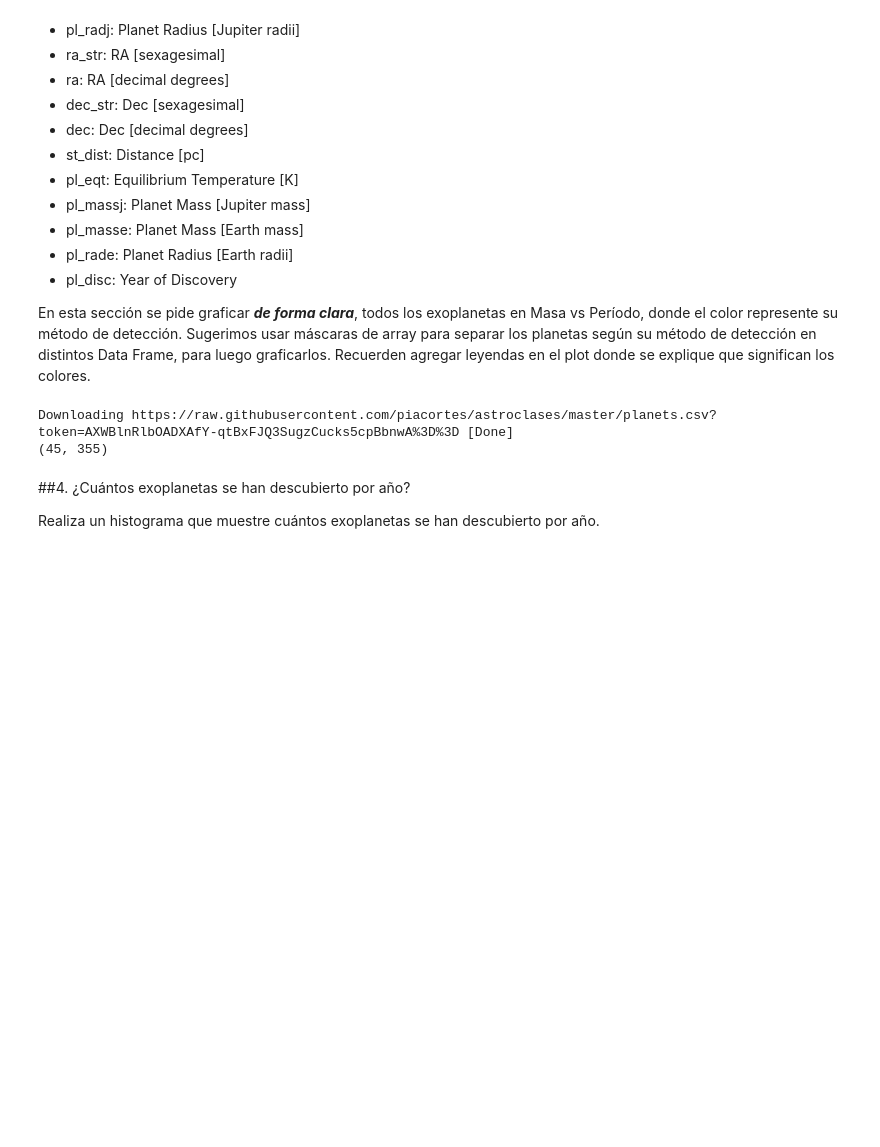
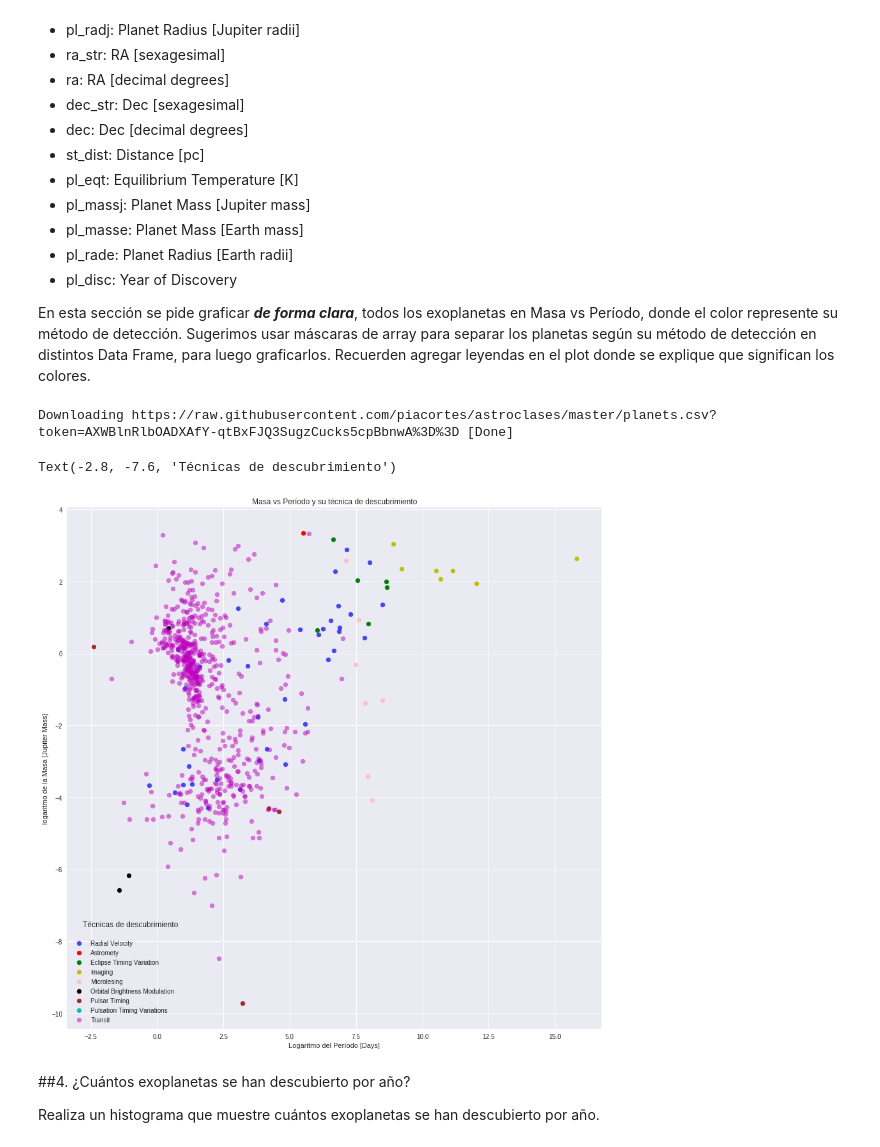
Before and after one commit to SantiagoRios21/minitarea3, a Jupyter notebook: minitarea3.ipynb, the cells around one changed output. Drawn from its saved outputs; the diff is of its cells as text; code cells hidden in the pictures; blank space fills up the shorter version.

```diff
--- a/minitarea3.ipynb
+++ b/minitarea3.ipynb
@@ -199,30 +197,39 @@ En esta sección se pide graficar ***de forma clara***, todos los exoplanetas en
 # %%
 # Importamos Pandas y cargamos el archivo planets.csv
 import pandas as pd
 
 archivo = download_file('https://raw.githubusercontent.com/piacortes/astroclases/master/planets.csv?token=AXWBlnRlbOADXAfY-qtBxFJQ3SugzCucks5cpBbnwA%3D%3D')
 planetas = pd.read_csv(archivo, comment="#")
-masa=planetas['pl_massj']
-periodo=planetas['pl_orbper']
 planetasradial=planetas[planetas['pl_discmethod']=='Radial Velocity']
 planetasastrometry=planetas[planetas['pl_discmethod']=='Astrometry']
 planetaseclipse=planetas[planetas['pl_discmethod']=='Eclipse Timing Variations']
 planetasimaging=planetas[planetas['pl_discmethod']=='Imaging']
 planetasmicro=planetas[planetas['pl_discmethod']=='Microlensing']
 planetasorb=planetas[planetas['pl_discmethod']=='Orbital Brightness Modulation']
 planetaspulsar=planetas[planetas['pl_discmethod']=='Pulsar Timing']
 planetaspulsation=planetas[planetas['pl_discmethod']=='Pulsation Timing Variations']
 planetastransit=planetas[planetas['pl_discmethod']=='Transit']
 planetastransitt=planetas[planetas['pl_discmethod']=='Transit Timing Variations ']
-print(planetaradial.shape,planetaastrometry.shape)
-
-
-
-
 # Graficar plot
+plt.figure(figsize=(15,15))
+plt.scatter(np.log(planetasradial['pl_orbper']),np.log(planetasradial['pl_massj']),color='b',alpha=0.7,label='Radial Velocity')
+plt.scatter(np.log(planetasastrometry['pl_orbper']),np.log(planetasastrometry['pl_massj']),color='r',label='Astromety')
+plt.scatter(np.log(planetaseclipse['pl_orbper']),np.log(planetaseclipse['pl_massj']),color='g',label='Eclipse Timing Variation')
+plt.scatter(np.log(planetasimaging['pl_orbper']),np.log(planetasimaging['pl_massj']),color='y',label='Imaging')
+plt.scatter(np.log(planetasmicro['pl_orbper']),np.log(planetasmicro['pl_massj']),color='pink',label='Microlesing')
+plt.scatter(np.log(planetasorb['pl_orbper']),np.log(planetasorb['pl_massj']),color='black',label='Orbital Brightness Modulation')
+plt.scatter(np.log(planetaspulsar['pl_orbper']),np.log(planetaspulsar['pl_massj']),color='brown',label='Pulsar Timing')
+plt.scatter(np.log(planetaspulsation['pl_orbper']),np.log(planetaspulsation['pl_massj']),color='c',label='Pulsation Timing Variations')
+plt.scatter(np.log(planetastransit['pl_orbper']),np.log(planetastransit['pl_massj']),color='m',alpha=0.5,label='Transit')
+plt.legend()
+plt.title('Masa vs Período y su técnica de descubrimiento')
+plt.xlabel('Logaritmo del Período [Days]')
+plt.ylabel('logaritmo de la Masa [Jupiter Mass]')
+plt.text(-2.8,-7.6,'Técnicas de descubrimiento')
 # %% [output]
 Downloading https://raw.githubusercontent.com/piacortes/astroclases/master/planets.csv?token=AXWBlnRlbOADXAfY-qtBxFJQ3SugzCucks5cpBbnwA%3D%3D [Done]
-(45, 355)
+Text(-2.8, -7.6, 'Técnicas de descubrimiento')
+[figure, added]
 # %% [markdown]
 ##4. ¿Cuántos exoplanetas se han descubierto por año?
 
```
Also changed, not shown: parts of 4 cells of this notebook.
